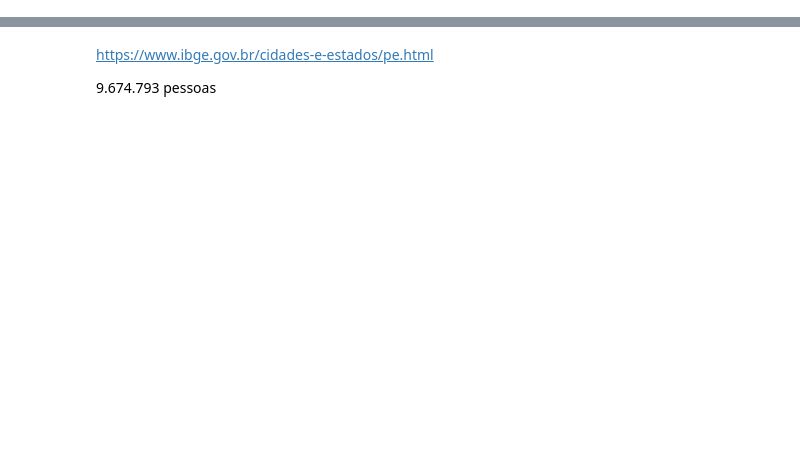
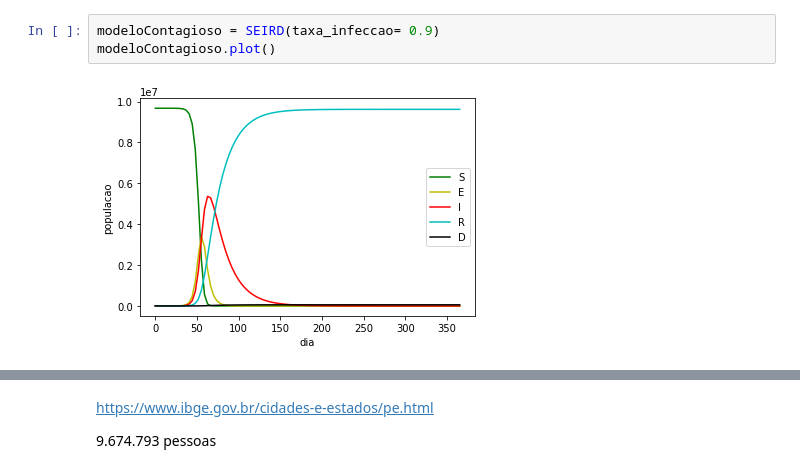
Before and after one commit to Raafm/Numerical-Methods-Data-science-Covid19-PE, a Jupyter notebook: MetodosP3.ipynb, the cells around one changed output, grey strips where cells are left out. Drawn from its saved outputs; the diff is of its cells as text; blank space fills up the shorter version.

```diff
--- a/MetodosP3.ipynb
+++ b/MetodosP3.ipynb
@@ -23,0 +292,5 @@ para o sigma:
+# %%
+modeloContagioso = SEIRD(taxa_infeccao= 0.9)
+modeloContagioso.plot()
+# %% [output]
+[figure, added]
```
Also changed, not shown: parts of 42 cells of this notebook.
